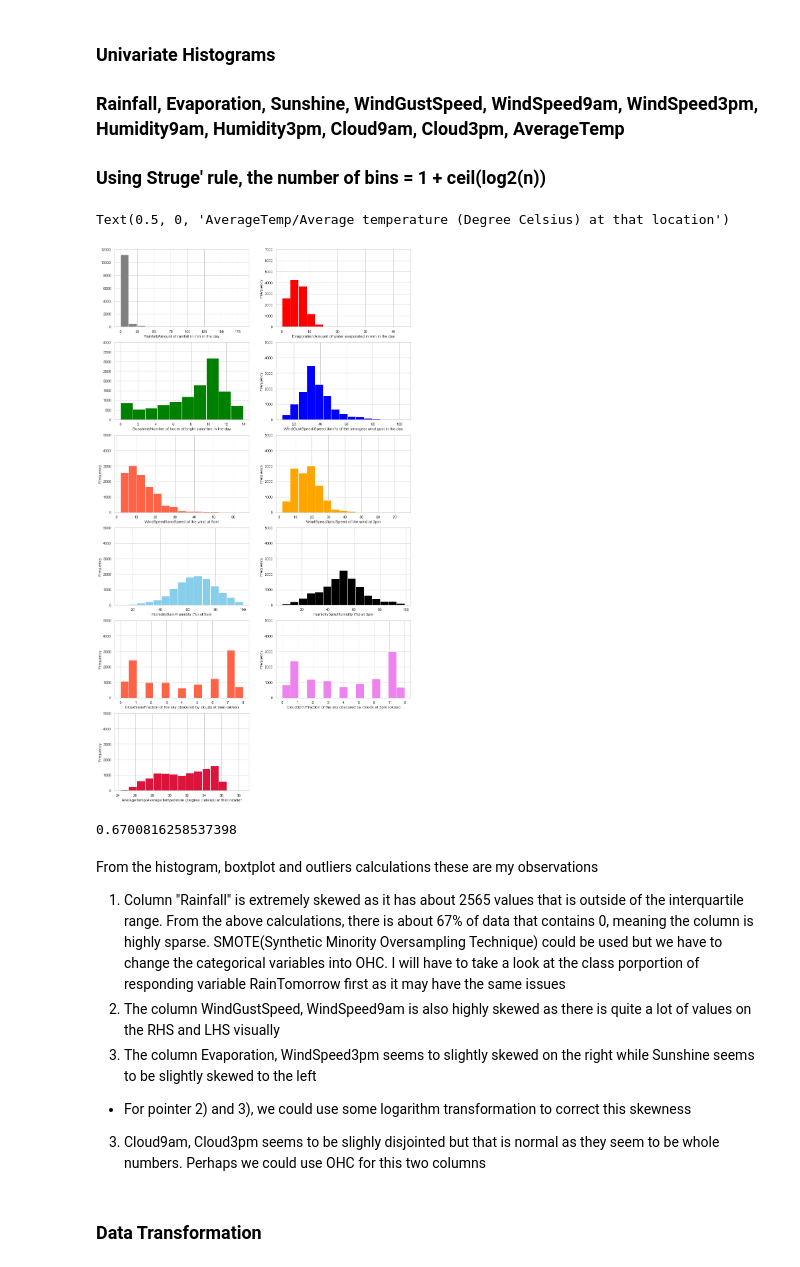
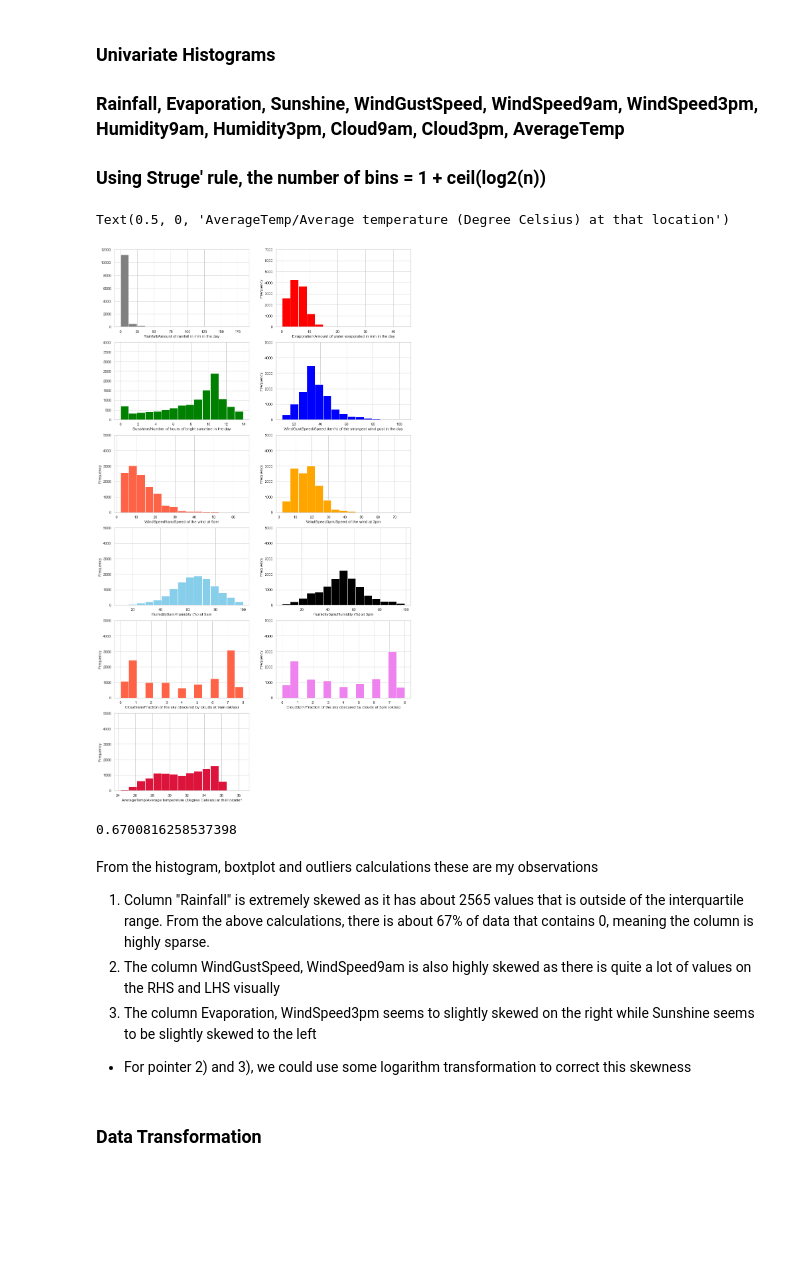
Before and after one commit to JiaJun98/aiap14-goh-jia-jun-745Z, a Jupyter notebook: eda.ipynb, the cells around one changed output. Cells and saved outputs as stored; diff of their text form; code cells hidden in the pictures; blank space fills up the shorter version.

```diff
--- a/eda.ipynb
+++ b/eda.ipynb
@@ -549,7 +549,7 @@ plt.xlabel("Evaporation/Amount of water evaporated in mm in the day")
 
 plt.subplot(6,2,3)
 plt.ylim(0, 4000)
-fishing_df_copy_no_missing["Sunshine"].hist(color ="green", bins = 10)
+fishing_df_copy_no_missing["Sunshine"].hist(color ="green", bins = 15)
 plt.xlabel("Sunshine/Number of hours of bright sunshine in the day")
 
 sns.set(style="whitegrid")
@@ -568,45 +568,44 @@ plt.subplot(6,2,6)
 plt.ylim(0, 5000)
 fishing_df_copy_no_missing["WindSpeed3pm"].plot.hist(color ="orange", bins = 15)
 #fishing_df_copy_no_missing["WindSpeed3pm"].plot.hist(color ="orange", bins = 15)
 plt.xlabel("WindSpeed3pm/Speed of the wind at 3pm")
 
 plt.subplot(6,2,7)
 plt.ylim(0, 5000)
 fishing_df_copy_no_missing["Humidity9am"].plot.hist(color ="skyblue", bins = 15)
 plt.xlabel("Humidity9am/Humidity (%) at 9am")
 
 plt.subplot(6,2,8)
 plt.ylim(0, 5000)
 fishing_df_copy_no_missing["Humidity3pm"].plot.hist(color ="black", bins = 15)
 plt.xlabel("Humidity3pm/Humidity (%) at 3pm")
 
 plt.subplot(6,2,9)
 plt.ylim(0, 5000)
 fishing_df_copy_no_missing["Cloud9am"].plot.hist(color ="tomato", bins = 15)
 plt.xlabel("Cloud9am/Fraction of the sky obscured by clouds at 9am (oktas)")
 
 plt.subplot(6,2,10)
 plt.ylim(0, 5000)
 fishing_df_copy_no_missing["Cloud3pm"].plot.hist(color ="violet", bins = 15)
 plt.xlabel("Cloud3pm/Fraction of the sky obscured by clouds at 3pm (oktas)")
 plt.subplot(6,2,11)
 plt.ylim(0, 5000)
 fishing_df_copy_no_missing["AverageTemp"].plot.hist(color ="crimson", bins = 15)
 plt.xlabel("AverageTemp/Average temperature (Degree Celsius) at that location")
 # %% [output]
 Text(0.5, 0, 'AverageTemp/Average temperature (Degree Celsius) at that location')
-[figure, old version]
+[figure, new version]
 # %%
 print(len(fishing_df_copy_no_missing.query("Rainfall == 0"))/len(fishing_df_copy_no_missing))
 # %% [output]
 0.6700816258537398
 # %% [markdown]
 From the histogram, boxtplot and outliers calculations these are my observations
-1) Column "Rainfall" is extremely skewed as it has about 2565 values that is outside of the interquartile range. From the above calculations, there is about 67% of data that contains 0, meaning the column is highly sparse. SMOTE(Synthetic Minority Oversampling Technique) could be used but we have to change the categorical variables into OHC. I will have to take a look at the class porportion of responding variable RainTomorrow first as it may have the same issues
+1) Column "Rainfall" is extremely skewed as it has about 2565 values that is outside of the interquartile range. From the above calculations, there is about 67% of data that contains 0, meaning the column is highly sparse.
 2) The column WindGustSpeed, WindSpeed9am is also highly skewed as there is quite a lot of values on the RHS and LHS visually
 3) The column Evaporation, WindSpeed3pm seems to slightly skewed on the right while Sunshine seems to be slightly skewed to the left
 - For pointer 2) and 3), we could use some logarithm transformation to correct this skewness
-3) Cloud9am, Cloud3pm seems to be slighly disjointed but that is normal as they seem to be whole numbers. Perhaps we could use OHC for this two columns
 # %% [markdown]
 ### Data Transformation
 # %% [markdown]
```
Also changed, not shown: parts of 2 cells of this notebook.
